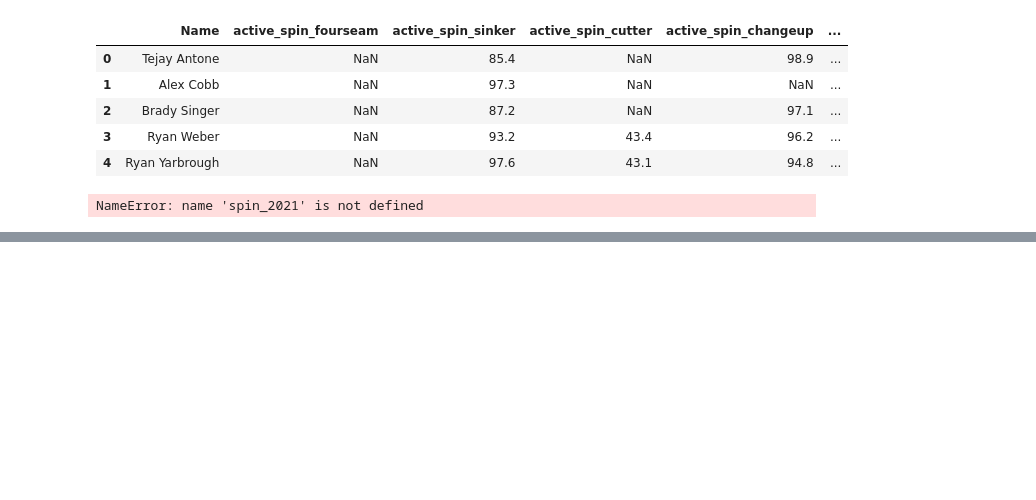
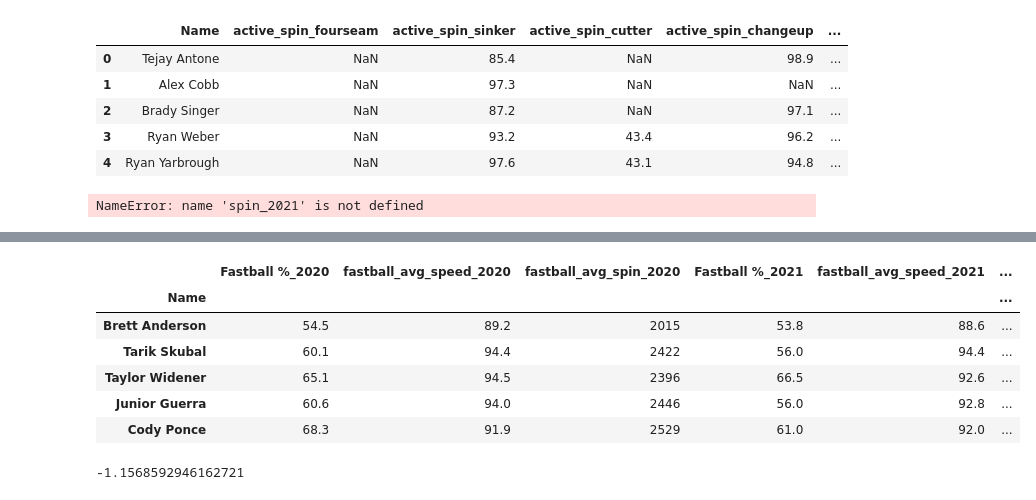
Before and after one commit to Jesparza17/Jesparza17, a Jupyter notebook: Project Notebook.ipynb, the cells around one changed output, grey strips where cells are left out. Saved outputs shown, nothing was run; the diff lists cells and outputs as text; code cells hidden in the pictures; blank space fills up the shorter version.

Commit message:
Fastball Spin/Use Diff

```diff
--- a/Project Notebook.ipynb
+++ b/Project Notebook.ipynb
@@ -125,3 +125,15 @@ year2021 = spin_2021.merge(break_2021, on = ['Name'], how = 'outer')
 year2021.head()
 # %% [output]
 NameError: name 'spin_2021' is not defined
+# %%
+fb2020 = pd.read_csv("fastball_stuff2020.csv")
+fb2020['Name'] = fb2020[' first_name'] + ' ' + fb2020['last_name']
+fb2020.drop(["player_id", "Unnamed: 7", "last_name", " first_name", "year"], axis=1, inplace=True)
+
+position = fb2020.pop("Name")
+fb2020.insert(0,'Name',position)
+fb2020.rename(columns={"n_fastball_formatted": "Fastball %"}, inplace=True)
+
+fb2020.sort_values("fastball_avg_spin", inplace=True, ascending=False)
+
+fb2020.head()
@@ -127,0 +147,12 @@ NameError: name 'spin_2021' is not defined
+# %%
+fb2021 = pd.read_csv("fastball_stuff2021.csv")
+fb2021['Name'] = fb2021[' first_name'] + ' ' + fb2021['last_name']
+fb2021.drop(["player_id", "Unnamed: 7", "last_name", " first_name", "year"], axis=1, inplace=True)
+
+position = fb2021.pop("Name")
+fb2021.insert(0,'Name',position)
+fb2021.rename(columns={"n_fastball_formatted": "Fastball %"}, inplace=True)
+
+fb2021.sort_values("fastball_avg_spin", inplace=True, ascending=False)
+
+fb2021.head()
@@ -127,0 +166,18 @@ NameError: name 'spin_2021' is not defined
+# %%
+fbboth = fb2020.merge(fb2021, on="Name", how="inner", suffixes=('_2020','_2021'))
+fbboth["Fastball Spin Diff (%)"] = ((fbboth["fastball_avg_spin_2021"] - fbboth["fastball_avg_spin_2020"]) / (fbboth["fastball_avg_spin_2020"])) * 100
+fbboth.sort_values("Fastball Spin Diff (%)", inplace=True)
+fbboth.set_index("Name", inplace=True)
+fbboth.head()
+# %% [output]
+|  | Fastball %_2020 | fastball_avg_speed_2020 | fastball_avg_spin_2020 | Fastball %_2021 | fastball_avg_speed_2021 | ... |
+| Name |  |  |  |  |  | ... |
+| Brett Anderson | 54.5 | 89.2 | 2015 | 53.8 | 88.6 | ... |
+| Tarik Skubal | 60.1 | 94.4 | 2422 | 56.0 | 94.4 | ... |
+| Taylor Widener | 65.1 | 94.5 | 2396 | 66.5 | 92.6 | ... |
+| Junior Guerra | 60.6 | 94.0 | 2446 | 56.0 | 92.8 | ... |
+| Cody Ponce | 68.3 | 91.9 | 2529 | 61.0 | 92.0 | ... |
+# %%
+fbboth["Fastball Spin Diff (%)"].mean()
+# %% [output]
+-1.1568592946162721
```
Also changed, not shown: parts of 7 cells of this notebook.
